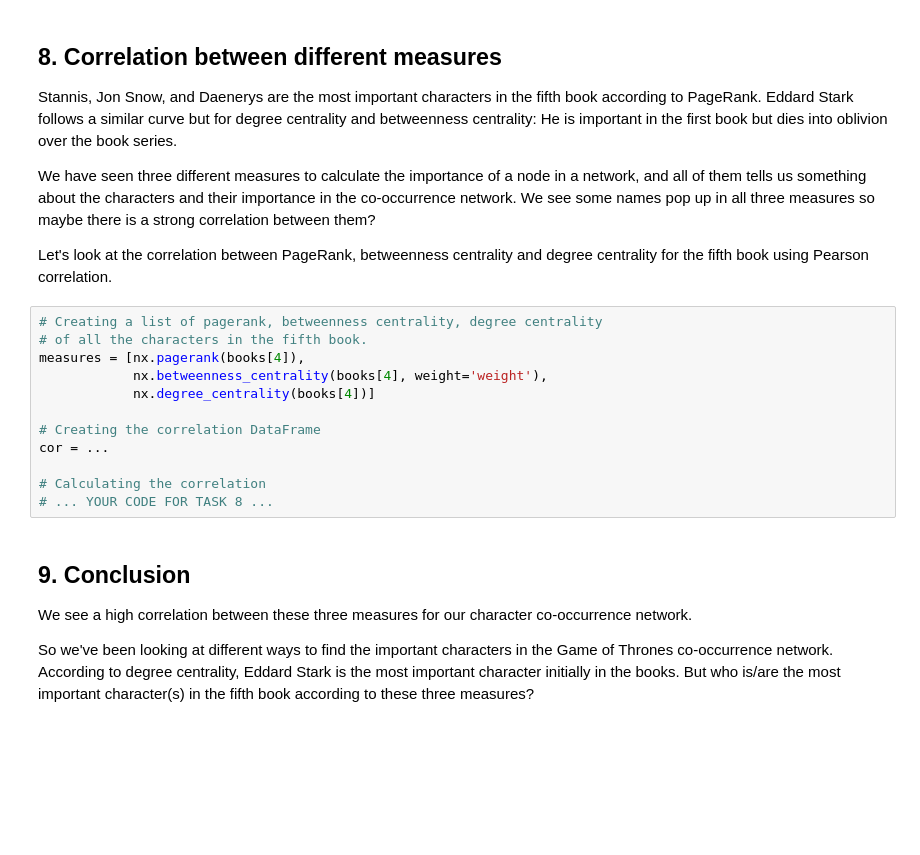
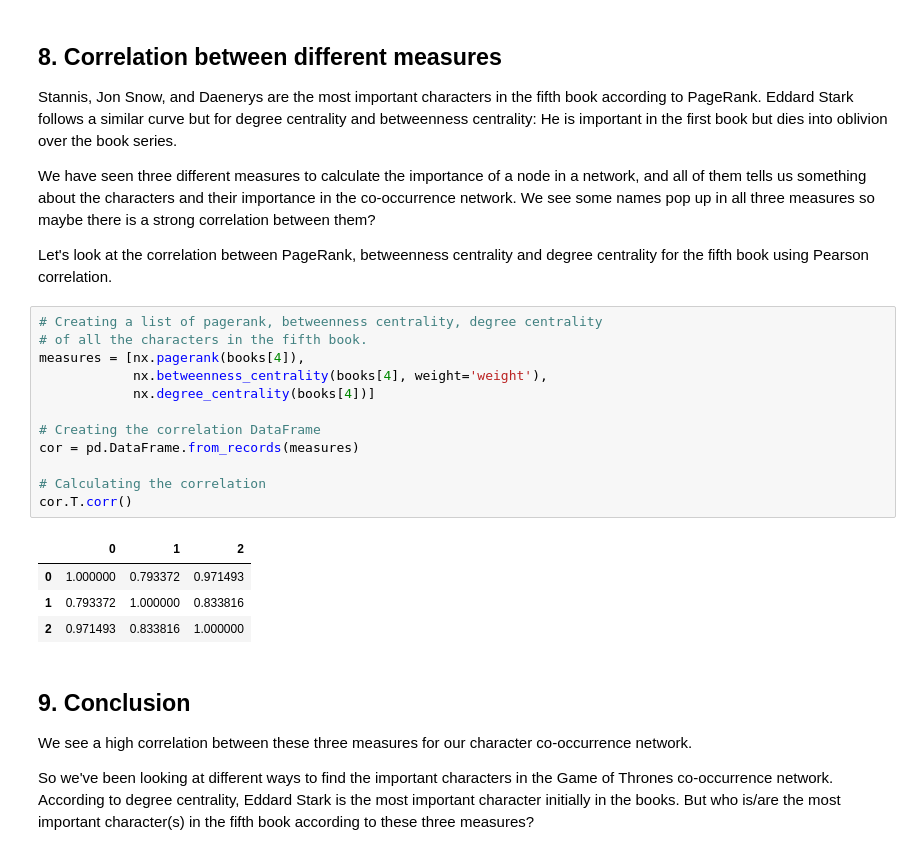
Before and after one commit to leighirving/GoT-network-analysis, a Jupyter notebook: notebook.ipynb, the cells around one changed output. Saved outputs shown, nothing was run; the diff lists cells and outputs as text; blank space fills up the shorter version.

```diff
--- a/notebook.ipynb
+++ b/notebook.ipynb
@@ -157,15 +157,20 @@ pagerank_evol_df[list_of_char].plot(figsize=(13, 7));
 # %%
 # Creating a list of pagerank, betweenness centrality, degree centrality
 # of all the characters in the fifth book.
 measures = [nx.pagerank(books[4]),
             nx.betweenness_centrality(books[4], weight='weight'),
             nx.degree_centrality(books[4])]
 
 # Creating the correlation DataFrame
-cor = ...
+cor = pd.DataFrame.from_records(measures)
 
 # Calculating the correlation
-# ... YOUR CODE FOR TASK 8 ...
+cor.T.corr()
+# %% [output]
+|  | 0 | 1 | 2 |
+| 0 | 1.000000 | 0.793372 | 0.971493 |
+| 1 | 0.793372 | 1.000000 | 0.833816 |
+| 2 | 0.971493 | 0.833816 | 1.000000 |
 # %% [markdown]
 ## 9. Conclusion
 <p>We see a high correlation between these three measures for our character co-occurrence network.</p>
```
Also changed, not shown: parts of 2 cells of this notebook.
